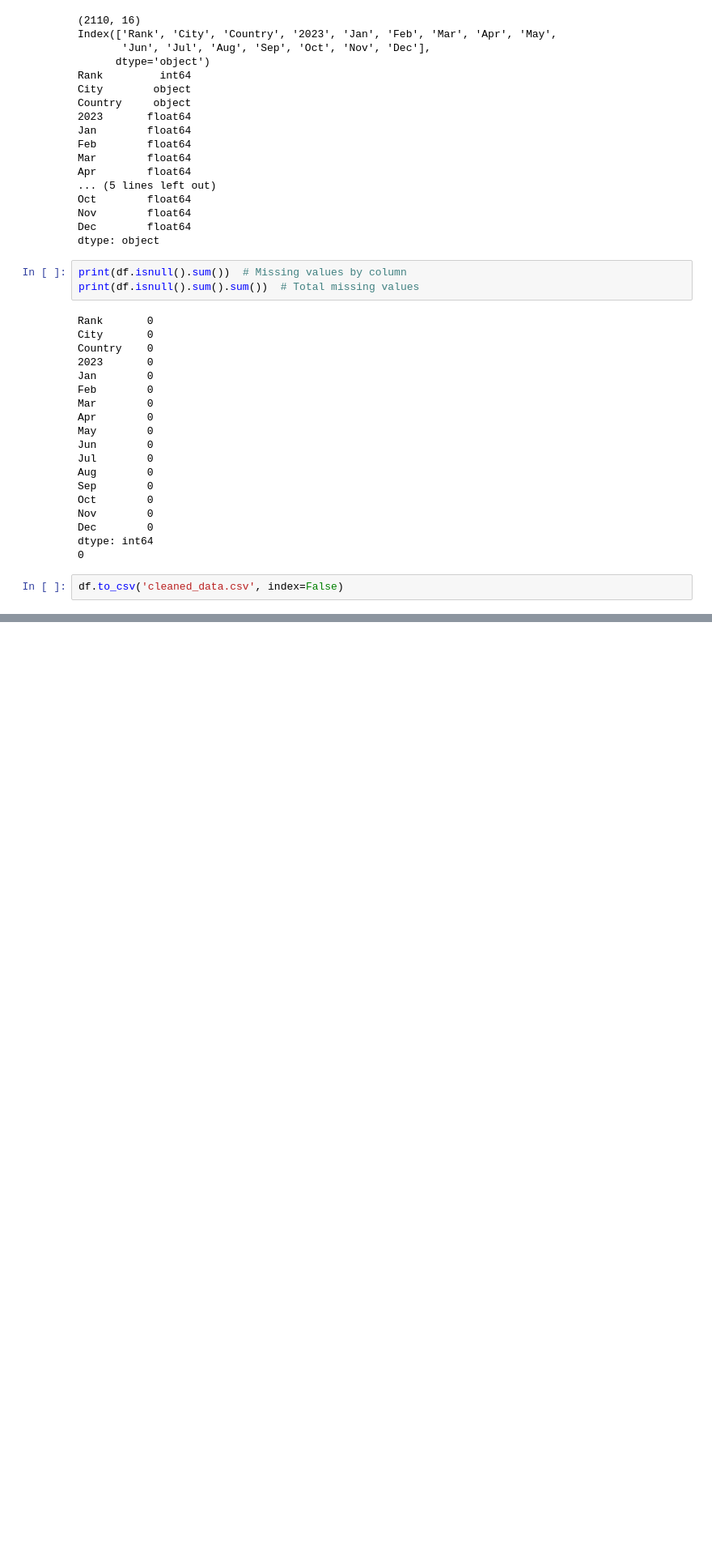
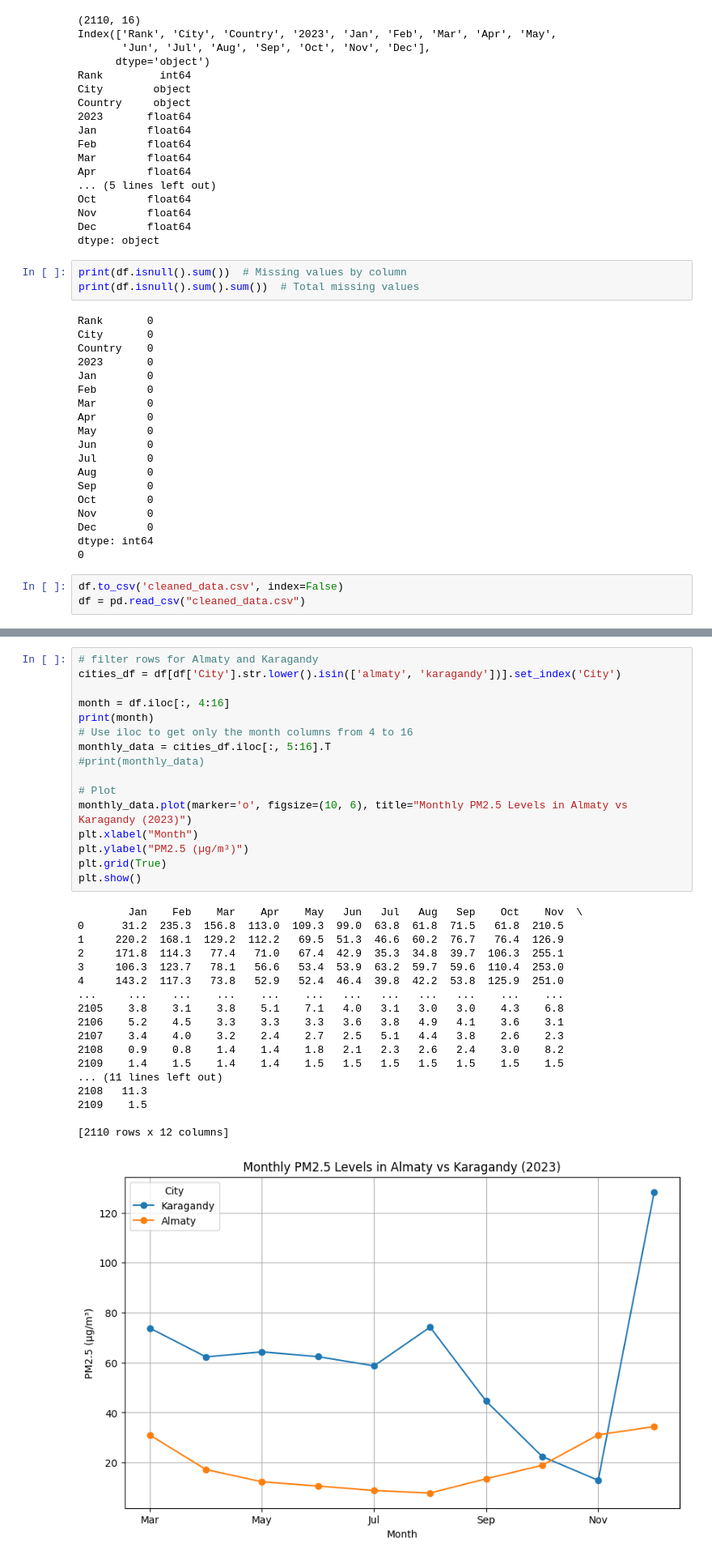
Before and after one commit to bochida/Air-quality-analysis-and-prediction, a Jupyter notebook: test.ipynb, the cells around one changed output, grey strips where cells are left out. Shown at 81% size. Saved outputs shown, nothing was run; the diff lists cells and outputs as text; blank space fills up the shorter version.

Commit message:
heatmap and graphs

```diff
--- a/test.ipynb
+++ b/test.ipynb
@@ -217,4 +219,5 @@ dtype: int64
 0
 # %%
 df.to_csv('cleaned_data.csv', index=False)
+df = pd.read_csv("cleaned_data.csv")
 # %% [markdown]
@@ -243,0 +247,35 @@ EDA: In this part i will show visual aspects of project. First of all cities of
+# %%
+# filter rows for Almaty and Karagandy
+cities_df = df[df['City'].str.lower().isin(['almaty', 'karagandy'])].set_index('City')
+
+month = df.iloc[:, 4:16]
+print(month)
+# Use iloc to get only the month columns from 4 to 16
+monthly_data = cities_df.iloc[:, 5:16].T
+#print(monthly_data)
+
+# Plot
+monthly_data.plot(marker='o', figsize=(10, 6), title="Monthly PM2.5 Levels in Almaty vs Karagandy (2023)")
+plt.xlabel("Month")
+plt.ylabel("PM2.5 (µg/m³)")
+plt.grid(True)
+plt.show()
+# %% [output]
+        Jan    Feb    Mar    Apr    May   Jun   Jul   Aug   Sep    Oct    Nov  \
+0      31.2  235.3  156.8  113.0  109.3  99.0  63.8  61.8  71.5   61.8  210.5
+1     220.2  168.1  129.2  112.2   69.5  51.3  46.6  60.2  76.7   76.4  126.9
+2     171.8  114.3   77.4   71.0   67.4  42.9  35.3  34.8  39.7  106.3  255.1
+3     106.3  123.7   78.1   56.6   53.4  53.9  63.2  59.7  59.6  110.4  253.0
+4     143.2  117.3   73.8   52.9   52.4  46.4  39.8  42.2  53.8  125.9  251.0
+...     ...    ...    ...    ...    ...   ...   ...   ...   ...    ...    ...
+2105    3.8    3.1    3.8    5.1    7.1   4.0   3.1   3.0   3.0    4.3    6.8
+2106    5.2    4.5    3.3    3.3    3.3   3.6   3.8   4.9   4.1    3.6    3.1
+2107    3.4    4.0    3.2    2.4    2.7   2.5   5.1   4.4   3.8    2.6    2.3
+2108    0.9    0.8    1.4    1.4    1.8   2.1   2.3   2.6   2.4    3.0    8.2
+2109    1.4    1.5    1.4    1.4    1.5   1.5   1.5   1.5   1.5    1.5    1.5
+... (11 lines left out)
+2108   11.3
+2109    1.5
+
+[2110 rows x 12 columns]
+[figure, added]
```
Also changed, not shown: parts of 7 cells of this notebook.
